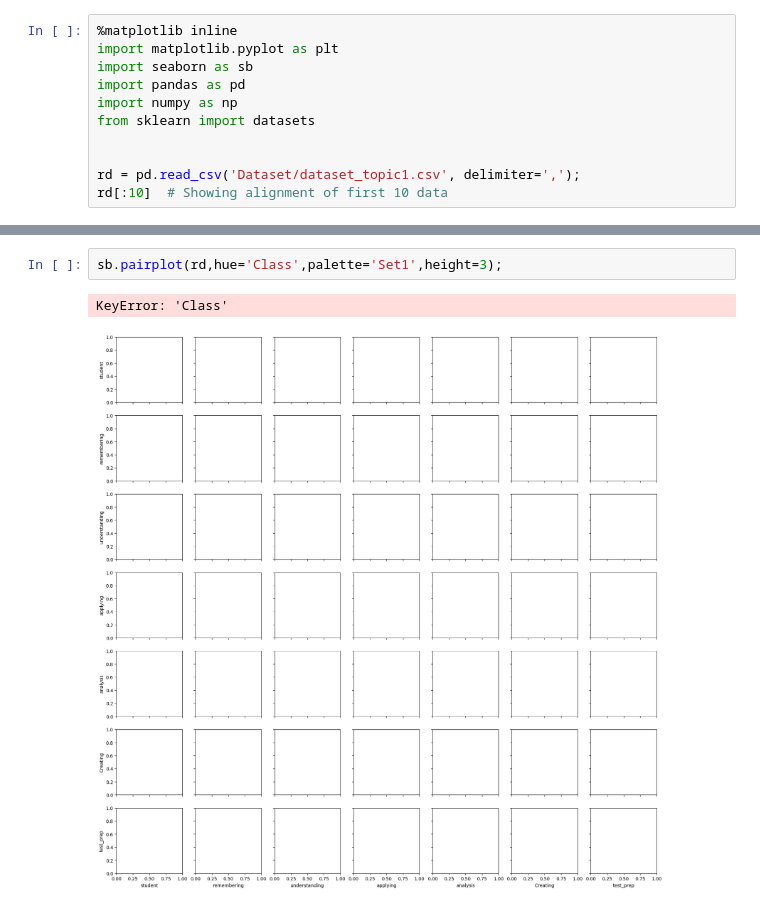
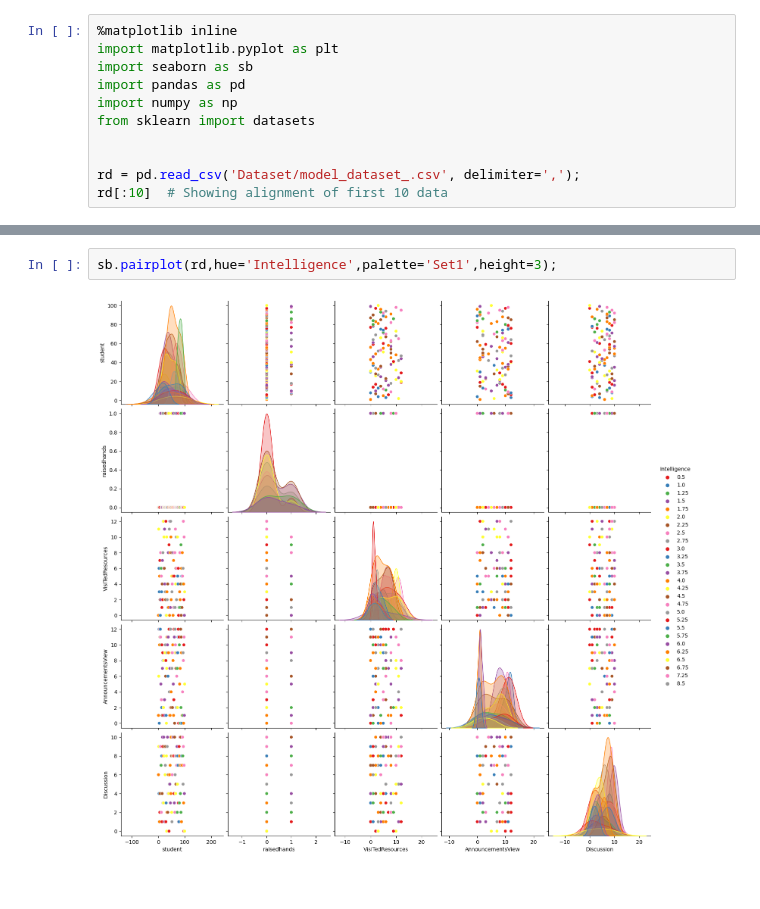
Before and after one commit to SHAY2407/Assignment-Dispersal, a Jupyter notebook: model.ipynb, the cells around one changed output, grey strips where cells are left out. Drawn from its saved outputs; the diff is of its cells as text.

Commit message:
Updated model

```diff
--- a/model.ipynb
+++ b/model.ipynb
@@ -7,6 +7,6 @@ import numpy as np
 from sklearn import datasets
 
 
-rd = pd.read_csv('Dataset/dataset_topic1.csv', delimiter=',');
+rd = pd.read_csv('Dataset/model_dataset_.csv', delimiter=',');
 rd[:10]  # Showing alignment of first 10 data
 # %% [output]
@@ -36,7 +36,6 @@ rd.describe()
 # %%
-sb.pairplot(rd,hue='Class',palette='Set1',height=3);
+sb.pairplot(rd,hue='Intelligence',palette='Set1',height=3);
 # %% [output]
-KeyError: 'Class'
-[figure, old version]
+[figure, new version]
 # %%
 rd.hist(figsize=(15, 7));
```
Also changed, not shown: parts of 9 cells of this notebook.
